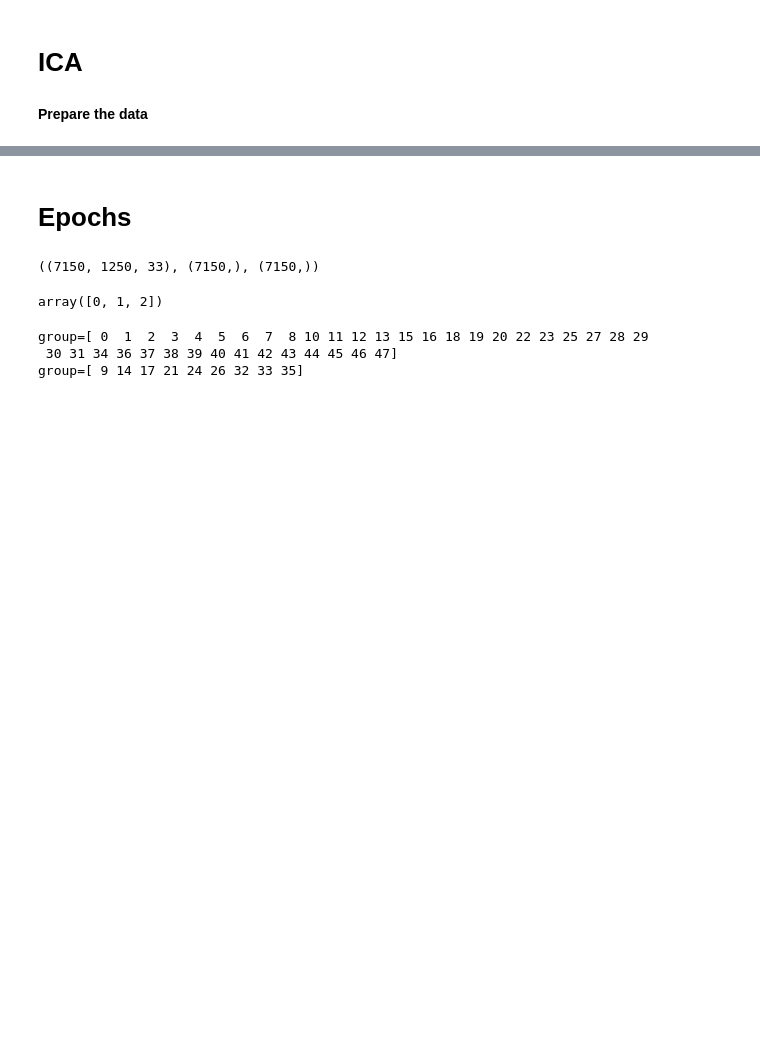
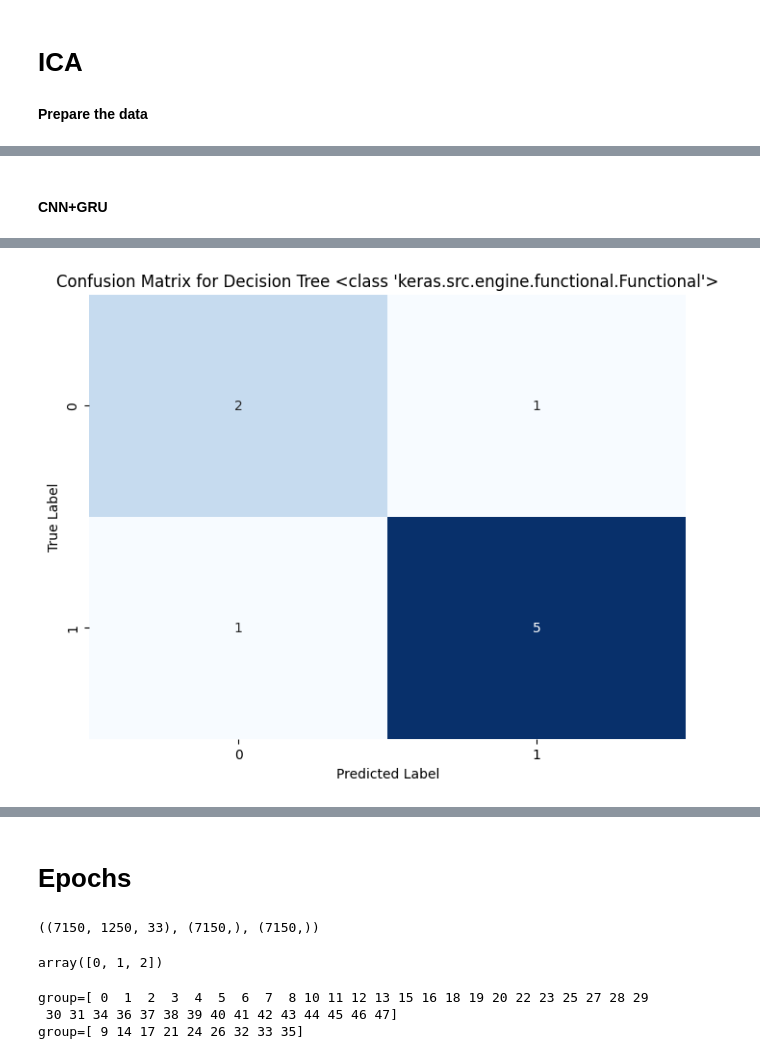
Before and after one commit to maimonahST/Signal_It, a Jupyter notebook: Stacking.ipynb, the cells around one changed output, grey strips where cells are left out. Cells and saved outputs as stored; diff of their text form; code cells hidden in the pictures; blank space fills up the shorter version.

```diff
--- a/Stacking.ipynb
+++ b/Stacking.ipynb
@@ -252,0 +452,72 @@ Ensemble f1 : 0.9090909090909091
+# %% [markdown]
+#### CNN+GRU
+# %%
+import tensorflow as tf
+from tensorflow.keras.layers import Input,Dense,concatenate,Flatten,GRU,Conv1D
+from tensorflow.keras.models import Model
+from tensorflow.keras.optimizers import Adam
+from tensorflow.keras.callbacks import EarlyStopping
+
+#resource:https://github.com/dll-ncai/eeg_pre-diagnostic_screening/blob/master/code/chrononet/chrono.py
+
+def block(input):
+
+  """
+    Create a block consisting of three parallel convolutional layers followed by concatenation.
+
+    Parameters:
+    - input: Input tensor.
+
+    Returns:
+    - Concatenated tensor resulting from the parallel convolutional layers.
+    """
+
+  conv1 = Conv1D(32, 2, strides=2,activation='relu',padding="same")(input)
+  conv2 = Conv1D(32, 4, strides=2,activation='relu',padding="causal")(input)
+  conv3 = Conv1D(32, 8, strides=2,activation='relu',padding="causal")(input)
+  x = concatenate([conv1,conv2,conv3],axis=2)
+  return x
+
+# Define the input layer with a shape of (32, 32)
+input = Input(shape=(32, 32))
+
+# Create the first block
+block1 = block(input)
+
+# Create the second block using the 'block' function with the output of the first block as input
+block2 = block(block1)
+
+# Create the third block using the 'block' function with the output of the second block as input
+block3 = block(block2)
+
+gru_out1 = GRU(32,activation='tanh',return_sequences=True)(block3)
+gru_out2 = GRU(32,activation='tanh',return_sequences=True)(gru_out1)
+gru_out = concatenate([gru_out1,gru_out2],axis=2)
+gru_out3 = GRU(32,activation='tanh',return_sequences=True)(gru_out)
+gru_out = concatenate([gru_out1,gru_out2,gru_out3])
+gru_out4 = GRU(32,activation='tanh')(gru_out)
+
+# Create a Dense layer with 1 unit and sigmoid activation for binary classification
+predictions = Dense(1, activation='sigmoid')(gru_out4)
+
+# Define the model with 'input' as the input and 'predictions' as the output
+CNNGRU_model = Model(inputs=input, outputs=predictions)
+
+# Specify the Adam optimizer with a learning rate of 0.0001
+optimizer = Adam(learning_rate=0.001)
+
+# Compile the model with binary crossentropy loss and accuracy as the evaluation metric
+CNNGRU_model.compile(optimizer=optimizer, loss='binary_crossentropy', metrics=['accuracy'])
+
+# Define early stopping callback
+early_stopping = EarlyStopping(monitor='val_loss', patience=5, restore_best_weights=True)
+
+hist = CNNGRU_model.fit(X_train_dl, y_train_dl, epochs = 70, batch_size = 32,
+                 validation_data=(X_val, y_val), callbacks=[early_stopping])
+
+# Evaluate the model
+evaluate(CNNGRU_model, X_test_dl, y_test)
+
+# Plot the history
+# plot_history(hist)
+# %% [output]
@@ -252,0 +541 @@ Ensemble f1 : 0.9090909090909091
+[figure, added]
```
Also changed, not shown: parts of 83 cells of this notebook.
